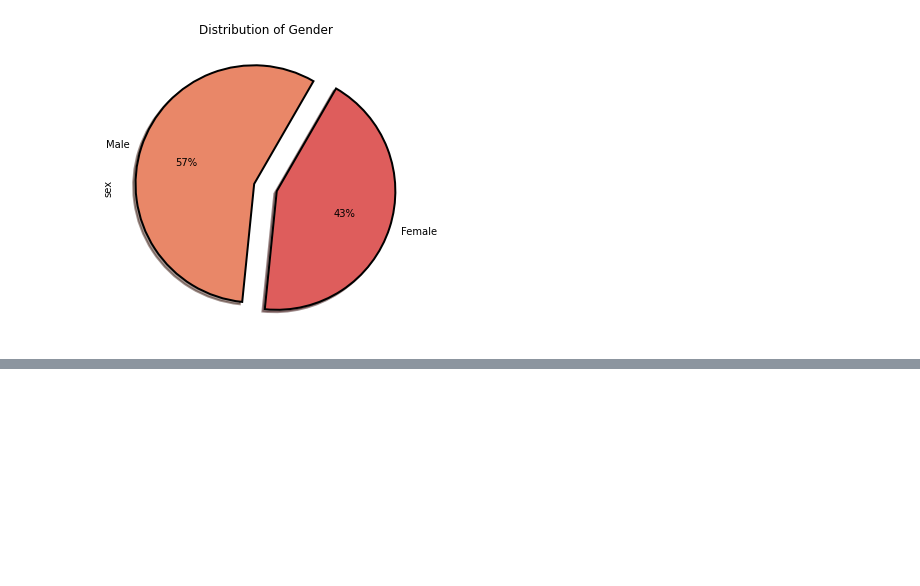
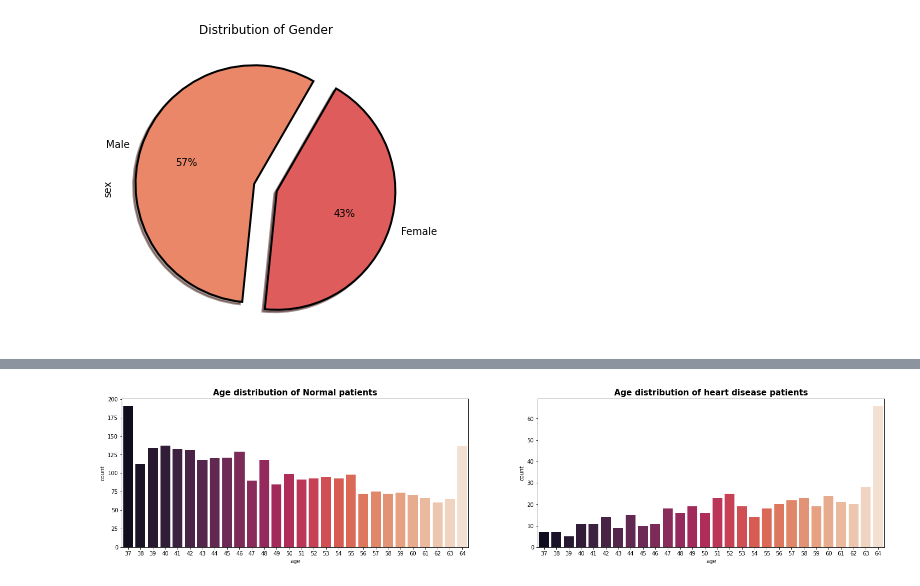
Before and after one commit to sonalikaus/Cardiovascular-risk-prediction---Classification-Project, a Jupyter notebook: Heart_Disease_Prediction.ipynb, the cells around one changed output, grey strips where cells are left out. Saved outputs shown, nothing was run; the diff lists cells and outputs as text; code cells hidden in the pictures; blank space fills up the shorter version.

```diff
--- a/Heart_Disease_Prediction.ipynb
+++ b/Heart_Disease_Prediction.ipynb
@@ -400,0 +378,15 @@ plt.show()
+# %%
+# plotting normal patients
+fig,ax=plt.subplots(figsize=(25,5))
+ax1 = plt.subplot2grid((1,2),(0,0))
+sns.countplot(normal['age'], palette='rocket')
+plt.title('Age distribution of Normal patients', fontsize=15, weight='bold' )
+
+
+#plotting heart patients
+ax1 = plt.subplot2grid((1,2),(0,1))
+sns.countplot(patient['age'], palette='rocket')
+plt.title('Age distribution of heart disease patients', fontsize=15, weight='bold' )
+plt.show()
+# %% [output]
+[figure, added]
```
Also changed, not shown: parts of 110 cells of this notebook.
